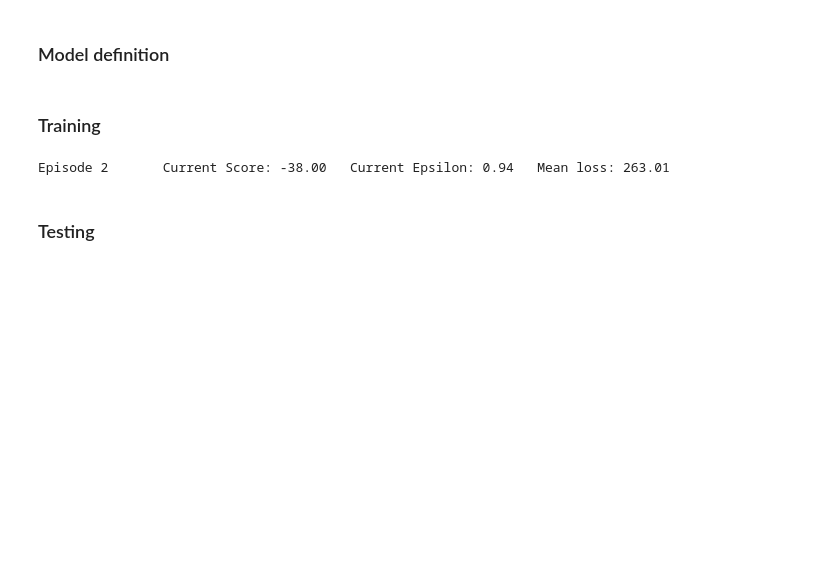
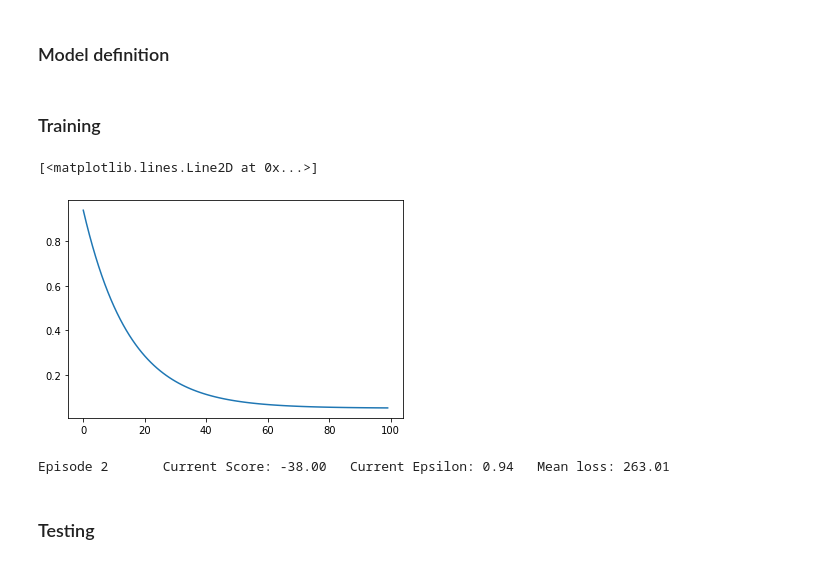
Before and after one commit to fuegoio/rl-mario-bros, a Jupyter notebook: SMB-DQN.ipynb, the cells around one changed output. Saved outputs shown, nothing was run; the diff lists cells and outputs as text; code cells hidden in the pictures; blank space fills up the shorter version.

Commit message:
Add epsilon form plot

```diff
--- a/SMB-DQN.ipynb
+++ b/SMB-DQN.ipynb
@@ -427 +430,14 @@ agent = DQNAgent(QNetworkCNN, state_size, action_size, priority=True)
+# %%
+EPSILON_START = 1.0
+EPSILON_FINAL = 0.05
+EPSILON_DECAY = 15
+
+eps = []
+for e in range(episode):
+  eps.append(EPSILON_FINAL + (EPSILON_START - EPSILON_FINAL) * math.exp(-1 * ((e + 1) / EPSILON_DECAY)))
+
+plt.plot(eps)
+# %% [output]
+[<matplotlib.lines.Line2D at 0x...>]
+[figure, added]
 # %%
```
Also changed, not shown: parts of 2 cells of this notebook.
